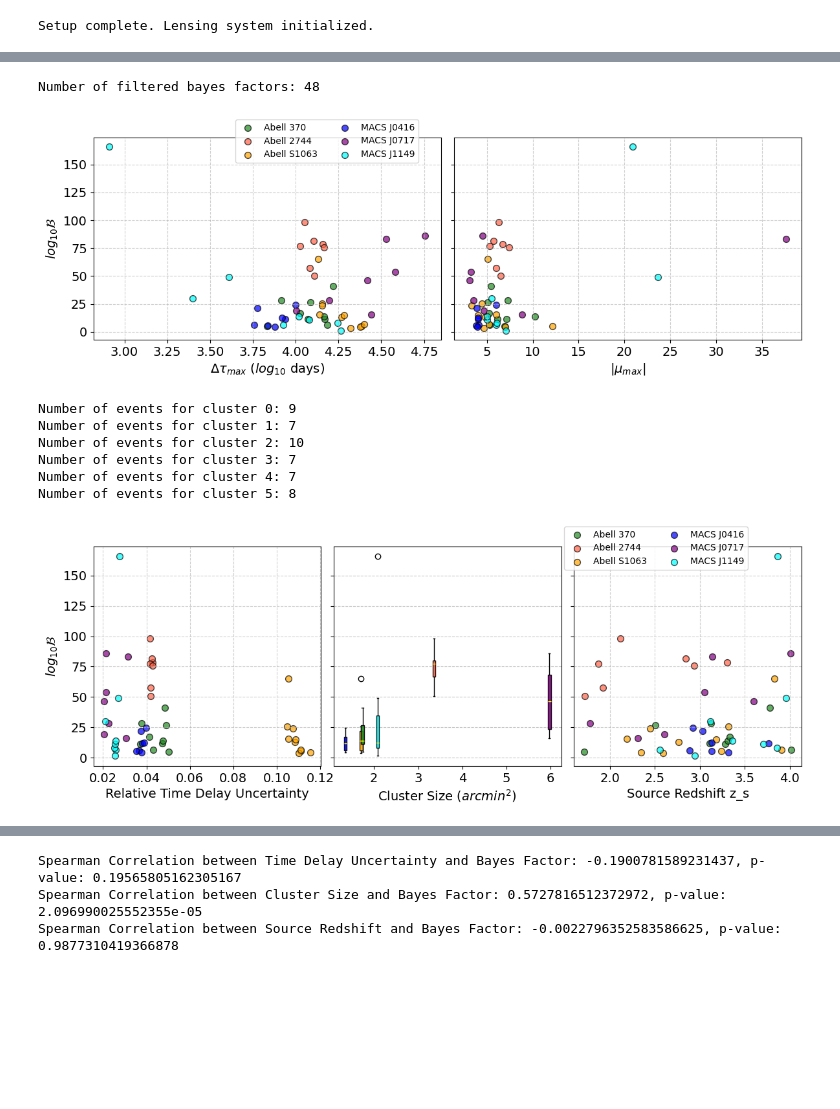
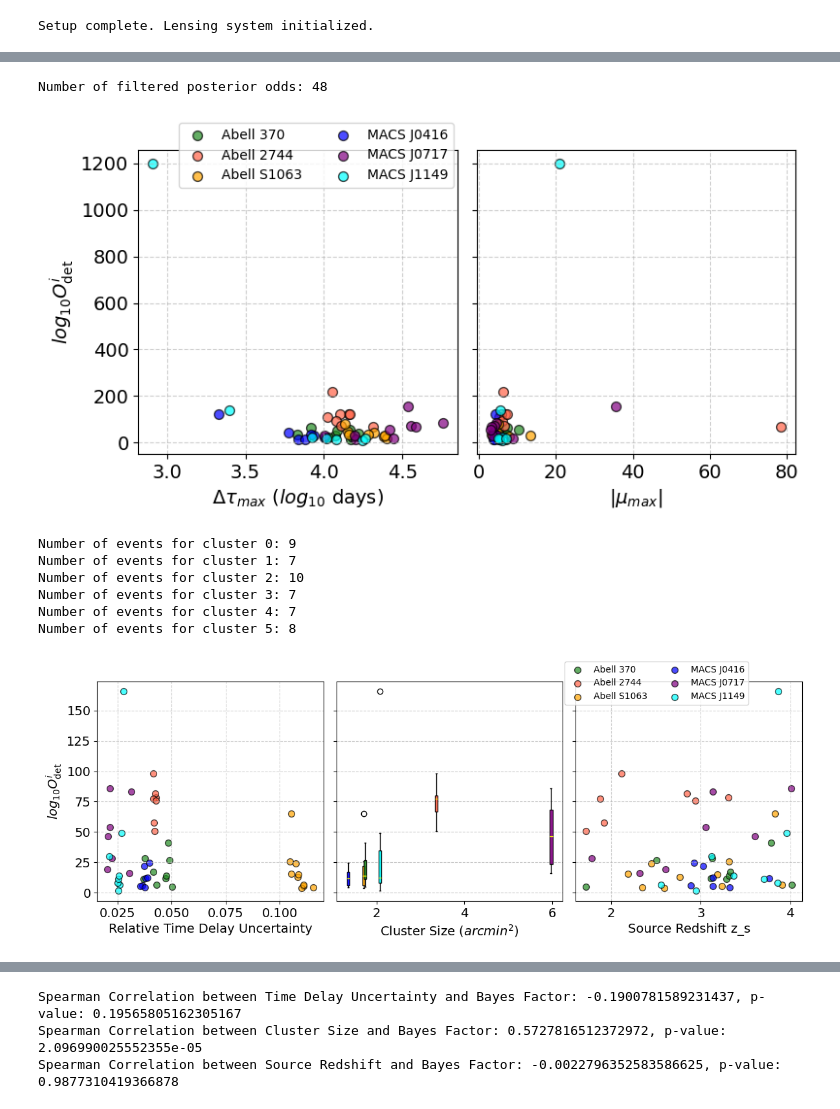
Before and after one commit to diceandcats/GWlensing_Brian, a Jupyter notebook: process_result.ipynb, the cells around one changed output, grey strips where cells are left out. Drawn from its saved outputs; the diff is of its cells as text; code cells hidden in the pictures; blank space fills up the shorter version.

```diff
--- a/process_result.ipynb
+++ b/process_result.ipynb
@@ -301,8 +331,8 @@ Maximum uncertainty in y: 1.17 arcsec
 # %%
 # get the correlation map between the relative time delays, largest relative magnifications, and the bayes factor of the 60 events
 # get the bayes factor from the src_pos_tidy_xyz.csv file
-data = pd.read_csv('src_pos_tidy_xyz.csv')
-bayes_factors = data['bayes_factor'].values
+data = pd.read_csv('src_pos_tidy_xy.csv')
+posterior_odds = data['posterior_odds'].values
 localized_index = data['localized_index'].values
 localized_x = data['localized_x'].values
 localized_y = data['localized_y'].values
@@ -310,27 +340,27 @@ localized_z = data['localized_z'].values
 # for fix_z file
 original_z = data['z'].values
 filtered_original_z = []
-# opt out the bayes_factor values if the value of chi_sq in the same row is larger than 20 or the number of .npz files in the corresponding folder is more than 1
+# opt out the posterior_odds values if the value of chi_sq in the same row is larger than 20 or the number of .npz files in the corresponding folder is more than 1
 chi_sq_values = data['chi_sq'].values
-filtered_bayes_factors = []
+filtered_posterior_odds = []
 filtered_localized_index = []
 filtered_localized_x = []
 filtered_localized_y = []
 filtered_localized_z = []
-for i in range(len(bayes_factors)):
+for i in range(len(posterior_odds)):
     row_number = i
     chi_sq_value = chi_sq_values[i]
     folder_path = os.path.join(OUT_DIR, f'row{row_number}', f'test_tidy_row{row_number}')
     num_npz_in_folder = len(glob.glob(os.path.join(folder_path, '*.npz')))
     if chi_sq_value <= 5.5 and num_npz_in_folder == 1:
-        filtered_bayes_factors.append(bayes_factors[i])
+        filtered_posterior_odds.append(posterior_odds[i])
         filtered_localized_index.append(localized_index[i])
         filtered_localized_x.append(localized_x[i])
         filtered_localized_y.append(localized_y[i])
         filtered_localized_z.append(localized_z[i])
 
         filtered_original_z.append(original_z[i])
-print(f"Number of filtered bayes factors: {len(filtered_bayes_factors)}")
+print(f"Number of filtered posterior odds: {len(filtered_posterior_odds)}")
 
 # get the image positions, time delays, and magnifications from each x,y,z pair with the index
 image_positions = []
@@ -339,7 +369,7 @@ magnifications = []
 for i in range(len(filtered_localized_x)):
     x = filtered_localized_x[i]
     y = filtered_localized_y[i]
-    z = filtered_localized_z[i]
+    z = filtered_original_z[i]
     index = filtered_localized_index[i]
     # use the clusterlensing class to calculate the image positions, time delays, and magnifications
     test_params = {"x_src" : x, "y_src": y, "z_s": z, "H0": 70}
@@ -356,47 +386,47 @@ for i in range(len(filtered_localized_x)):
     magnifications.append(largest_magnification)
 
 # print(time_delays)
-filtered_bayes_factors = np.array(filtered_bayes_factors) * np.log10(np.e)
-# plot the graph between the time delays, magnifications, and bayes factors separately by scatter plot
-fig, axs = plt.subplots(1, 2, figsize=(12, 4), tight_layout=True, sharey=True)
+filtered_posterior_odds = np.array(filtered_posterior_odds) * np.log10(np.e)
+# plot the graph between the time delays, magnifications, and posterior odds separately by scatter plot
+fig, axs = plt.subplots(1, 2, figsize=(8, 4), tight_layout=True, sharey=True)
 
 # Define a colormap and labels for the clusters
 colors = ['forestgreen', 'tomato', 'orange', 'blue', 'purple', 'cyan']
 cluster_labels = {
     0: 'Abell 370', 1: 'Abell 2744', 2: 'Abell S1063',
     3: 'MACS J0416', 4: 'MACS J0717', 5: 'MACS J1149'
 }
 
 # Plot for each cluster index to create a legend
 for i in range(6):
     mask = np.array(filtered_localized_index) == i
     if np.any(mask):
-        axs[0].scatter(np.log10(np.array(time_delays)[mask]), filtered_bayes_factors[mask],
+        axs[0].scatter(np.log10(np.array(time_delays)[mask]), filtered_posterior_odds[mask],
                        color=colors[i], s=50, marker='o', edgecolor='k', alpha=0.7, label=cluster_labels[i])
 
 axs[0].set_xlabel(r'$\Delta \tau_{max}$ ($log_{10}$ days)', fontsize=14)
-axs[0].set_ylabel(r'$log_{10} \mathcal{B}$', fontsize=14)
+axs[0].set_ylabel(r'$log_{10} O^i_\text{det}$', fontsize=14)
 axs[0].grid(True, linestyle='--', alpha=0.6)
 axs[0].tick_params(axis='both', which='major', labelsize=14)
 
 for i in range(6):
     mask = np.array(filtered_localized_index) == i
     if np.any(mask):
-        axs[1].scatter(np.array(magnifications)[mask], filtered_bayes_factors[mask],
+        axs[1].scatter(np.array(magnifications)[mask], filtered_posterior_odds[mask],
                        color=colors[i], s=50, marker='o', edgecolor='k', alpha=0.7)
 axs[1].set_xlabel(r'$|\mu_{max}|$', fontsize=14)
 axs[1].grid(True, linestyle='--', alpha=0.6)
 axs[1].tick_params(axis='both', which='major', labelsize=14)
-fig.legend(loc='upper right', bbox_to_anchor=(0.5, 1.05), ncol=2, fancybox=True)
+fig.legend(loc='upper right', bbox_to_anchor=(0.55, 1.05), ncol=2, fancybox=True)
 
-# axs[1].scatter(magnifications, filtered_bayes_factors, s=50, marker='o', edgecolor='k', alpha=0.7)
+# axs[1].scatter(magnifications, filtered_posterior_odds, s=50, marker='o', edgecolor='k', alpha=0.7)
 # axs[1].set_xlabel(r'$|\mu_{max}|$')
 
 plt.tight_layout()
-plt.savefig('Report images sem2/new/B_vs_dt_mu_xyz.pdf', bbox_inches='tight')
+plt.savefig('Report images sem2/new/O_vs_dt_mu_xy.pdf', bbox_inches='tight')
 # %% [output]
-Number of filtered bayes factors: 48
+Number of filtered posterior odds: 48
-[figure, old version]
+[figure, new version]
 # %%
 # plot the time delay uncertainty, cluster size, z_s vs bayes factor
 # get the time delay uncertainty of each image position
@@ -426,19 +456,19 @@ for i in range(6):
     mask = np.array(filtered_localized_index) == i
     if np.any(mask):
         print(f"Number of events for cluster {i}: {np.sum(mask)}")
-        axs[0].scatter(np.array(time_delay_uncertainties_largest)[mask], np.array(filtered_bayes_factors)[mask],
+        axs[0].scatter(np.array(time_delay_uncertainties_largest)[mask], np.array(filtered_posterior_odds)[mask],
                        color=colors[i], s=50, marker='o', edgecolor='k', alpha=0.7, label=cluster_labels[i])
 axs[0].set_xlabel(r'Relative Time Delay Uncertainty', fontsize=14)
-axs[0].set_ylabel(r'$log_{10} \mathcal{B}$', fontsize=14)
+axs[0].set_ylabel(r'$log_{10} O^i_\text{det}$', fontsize=14)
 axs[0].grid(True, linestyle='--', alpha=0.6)
 axs[0].tick_params(axis='both', which='major', labelsize=14)
 # get the cluster size from the lensing data class
 data_to_plot = [[] for _ in range(6)]
-for index, bf in zip(filtered_localized_index, filtered_bayes_factors):
+for index, bf in zip(filtered_localized_index, filtered_posterior_odds):
     data_to_plot[int(index)].append(bf)
 
 data_by_cluster = [[] for _ in range(6)]
-for index, bf in zip(filtered_localized_index, filtered_bayes_factors):
+for index, bf in zip(filtered_localized_index, filtered_posterior_odds):
     data_by_cluster[int(index)].append(bf)
 
 # Cluster sizes in the same order as the clusters (arcmin^2)
@@ -485,7 +515,7 @@ axs[1].tick_params(axis='both', which='major', labelsize=14)
 for i in range(6):
     mask = np.array(filtered_localized_index) == i
     if np.any(mask):
-        axs[2].scatter(np.array(filtered_localized_z)[mask], np.array(filtered_bayes_factors)[mask],
+        axs[2].scatter(np.array(filtered_localized_z)[mask], np.array(filtered_posterior_odds)[mask],
                        color=colors[i], s=50, marker='o', edgecolor='k', alpha=0.7)
 axs[2].set_xlabel('Source Redshift z_s', fontsize=14)
 axs[2].grid(True, linestyle='--', alpha=0.6)
@@ -493,7 +523,7 @@ axs[2].tick_params(axis='both', which='major', labelsize=14)
 
 fig.legend(handles=axs[0].get_legend_handles_labels()[0], labels=cluster_labels.values(), loc='upper center', bbox_to_anchor=(0.8, 1.0), ncol=2, fancybox=True)
 plt.tight_layout(rect=[0, 0, 1, 0.95])
-plt.savefig('Report images sem2/new/B_vs_dt_size_z_xyz.pdf', bbox_inches='tight')
+plt.savefig('Report images sem2/new/O_vs_dt_size_z_xyz.pdf', bbox_inches='tight')
 # %% [output]
 Number of events for cluster 0: 9
 Number of events for cluster 1: 7
@@ -501,7 +531,7 @@ Number of events for cluster 2: 10
 Number of events for cluster 3: 7
 Number of events for cluster 4: 7
 Number of events for cluster 5: 8
-[figure, old version]
+[figure, new version]
 # %%
 # for xy sampling
 
```
Also changed, not shown: parts of 4 cells of this notebook, 8 other files.
